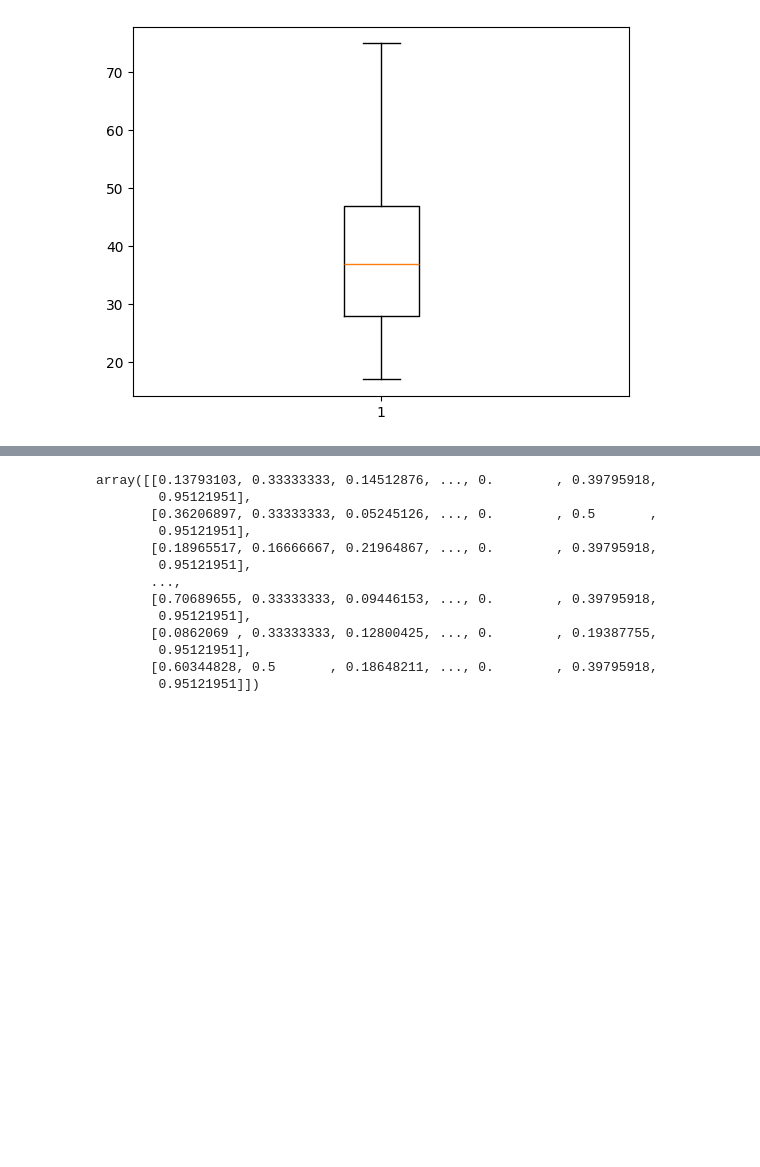
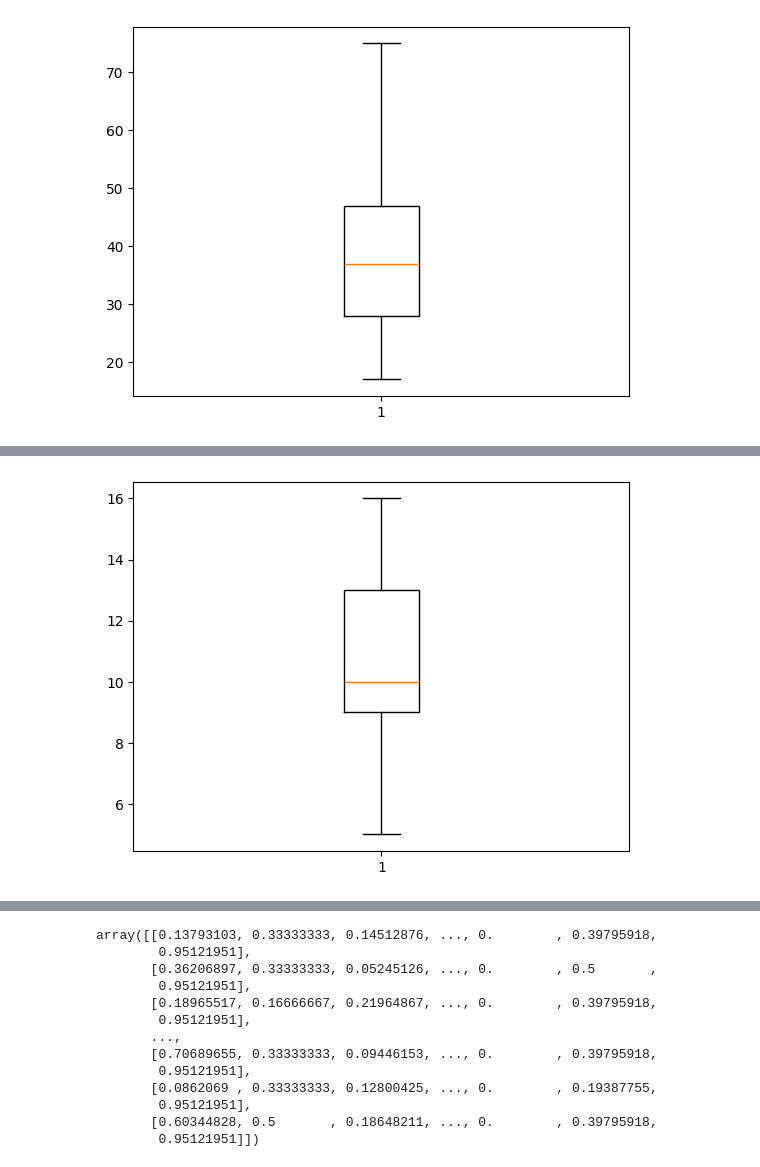
Before and after one commit to Hruday-p/hruday, a Jupyter notebook: employeesalaryprediction.ipynb, the cells around one changed output, grey strips where cells are left out. Saved outputs shown, nothing was run; the diff lists cells and outputs as text; code cells hidden in the pictures; blank space fills up the shorter version.

```diff
--- a/employeesalaryprediction.ipynb
+++ b/employeesalaryprediction.ipynb
@@ -359,0 +368,7 @@ plt.show()
+# %%
+data=data[(data['educational-num']<=16)&(data['educational-num']>=5)]
+# %%
+plt.boxplot(data['educational-num'])
+plt.show()
+# %% [output]
+[figure, added]
```
Also changed, not shown: parts of 10 cells of this notebook.
